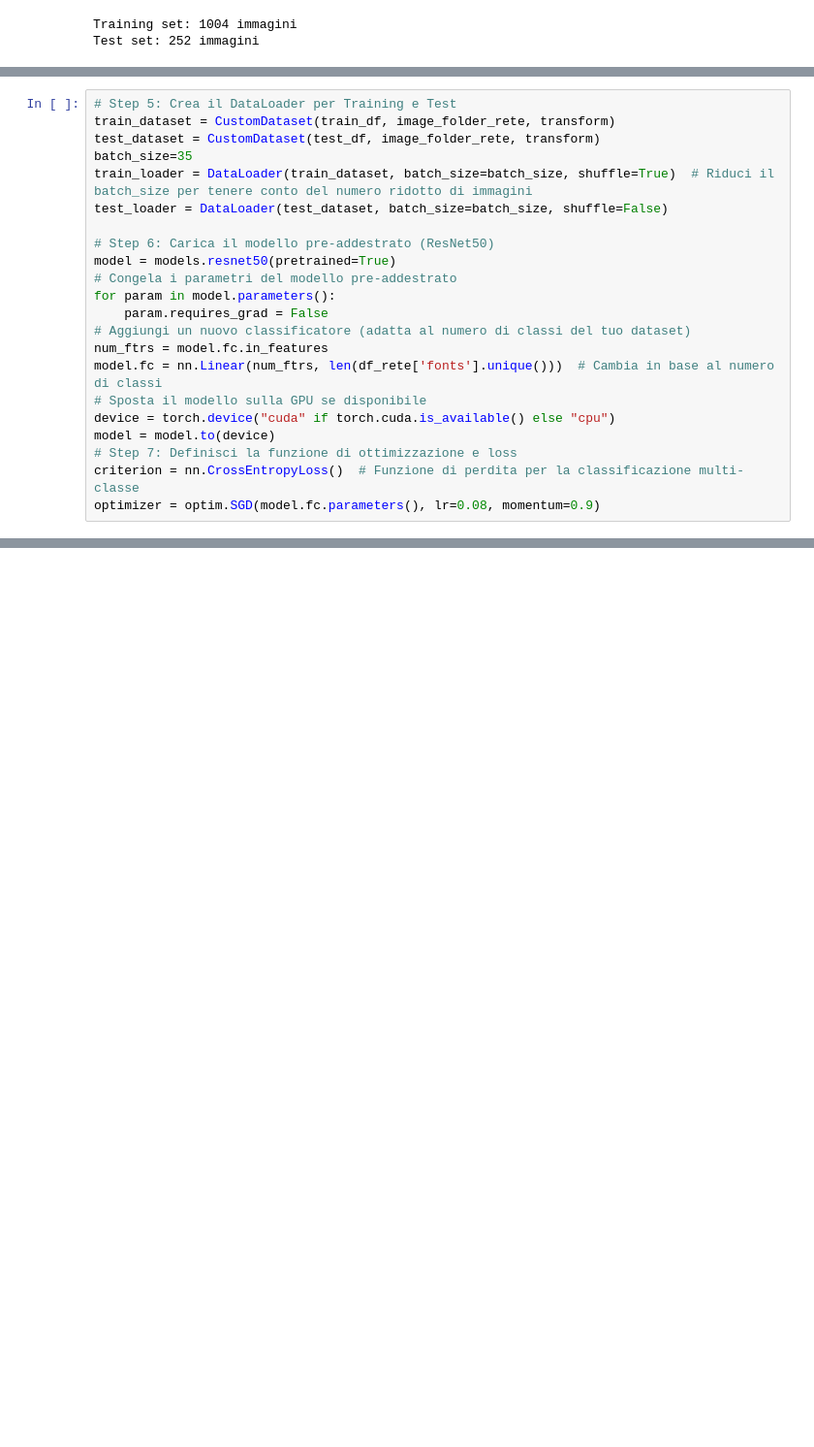
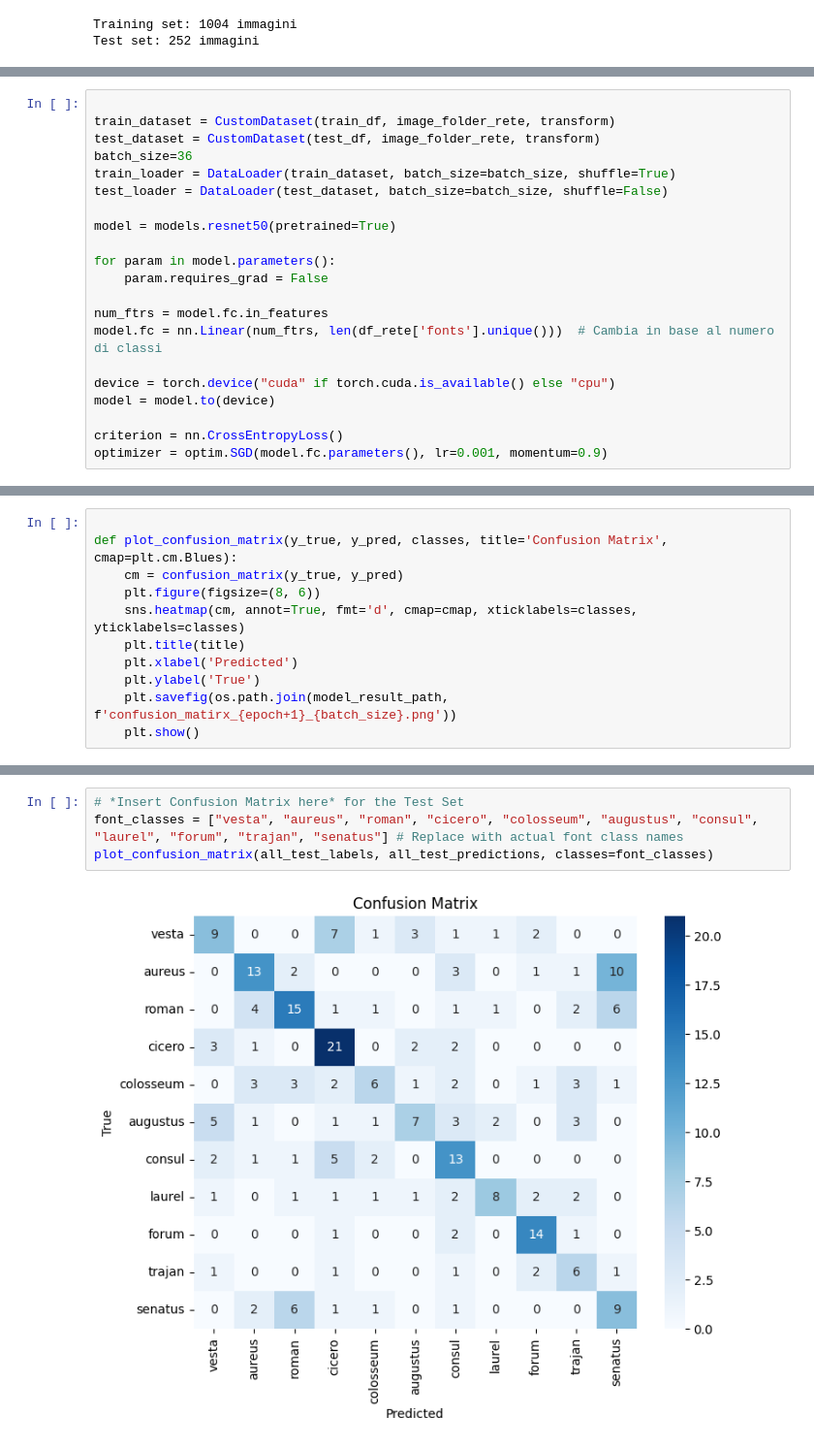
Before and after one commit to v-corra/TheLibrarianFromAlexandria, a Jupyter notebook: main.ipynb, the cells around one changed output, grey strips where cells are left out. Shown at 97% size. Drawn from its saved outputs; the diff is of its cells as text; blank space fills up the shorter version.

```diff
--- a/main.ipynb
+++ b/main.ipynb
@@ -172,22 +174,21 @@ class CustomDataset(Dataset):
 # %%
-# Step 5: Crea il DataLoader per Training e Test
+
 train_dataset = CustomDataset(train_df, image_folder_rete, transform)
 test_dataset = CustomDataset(test_df, image_folder_rete, transform)
-batch_size=35
-train_loader = DataLoader(train_dataset, batch_size=batch_size, shuffle=True)  # Riduci il batch_size per tenere conto del numero ridotto di immagini
+batch_size=36
+train_loader = DataLoader(train_dataset, batch_size=batch_size, shuffle=True)
 test_loader = DataLoader(test_dataset, batch_size=batch_size, shuffle=False)
 
-# Step 6: Carica il modello pre-addestrato (ResNet50)
 model = models.resnet50(pretrained=True)
-# Congela i parametri del modello pre-addestrato
+
 for param in model.parameters():
     param.requires_grad = False
-# Aggiungi un nuovo classificatore (adatta al numero di classi del tuo dataset)
+
 num_ftrs = model.fc.in_features
 model.fc = nn.Linear(num_ftrs, len(df_rete['fonts'].unique()))  # Cambia in base al numero di classi
-# Sposta il modello sulla GPU se disponibile
+
 device = torch.device("cuda" if torch.cuda.is_available() else "cpu")
 model = model.to(device)
-# Step 7: Definisci la funzione di ottimizzazione e loss
-criterion = nn.CrossEntropyLoss()  # Funzione di perdita per la classificazione multi-classe
-optimizer = optim.SGD(model.fc.parameters(), lr=0.08, momentum=0.9)
+
+criterion = nn.CrossEntropyLoss()
+optimizer = optim.SGD(model.fc.parameters(), lr=0.001, momentum=0.9)
@@ -193,0 +198,11 @@ optimizer = optim.SGD(model.fc.parameters(), lr=0.08, momentum=0.9)
+# %%
+
+def plot_confusion_matrix(y_true, y_pred, classes, title='Confusion Matrix', cmap=plt.cm.Blues):
+    cm = confusion_matrix(y_true, y_pred)
+    plt.figure(figsize=(8, 6))
+    sns.heatmap(cm, annot=True, fmt='d', cmap=cmap, xticklabels=classes, yticklabels=classes)
+    plt.title(title)
+    plt.xlabel('Predicted')
+    plt.ylabel('True')
+    plt.savefig(os.path.join(model_result_path, f'confusion_matirx_{epoch+1}_{batch_size}.png'))
+    plt.show()
@@ -406,0 +372,6 @@ plt.show()
+# %%
+# *Insert Confusion Matrix here* for the Test Set
+font_classes = ["vesta", "aureus", "roman", "cicero", "colosseum", "augustus", "consul", "laurel", "forum", "trajan", "senatus"] # Replace with actual font class names
+plot_confusion_matrix(all_test_labels, all_test_predictions, classes=font_classes)
+# %% [output]
+[figure, added]
```
Also changed, not shown: parts of 25 cells of this notebook.
